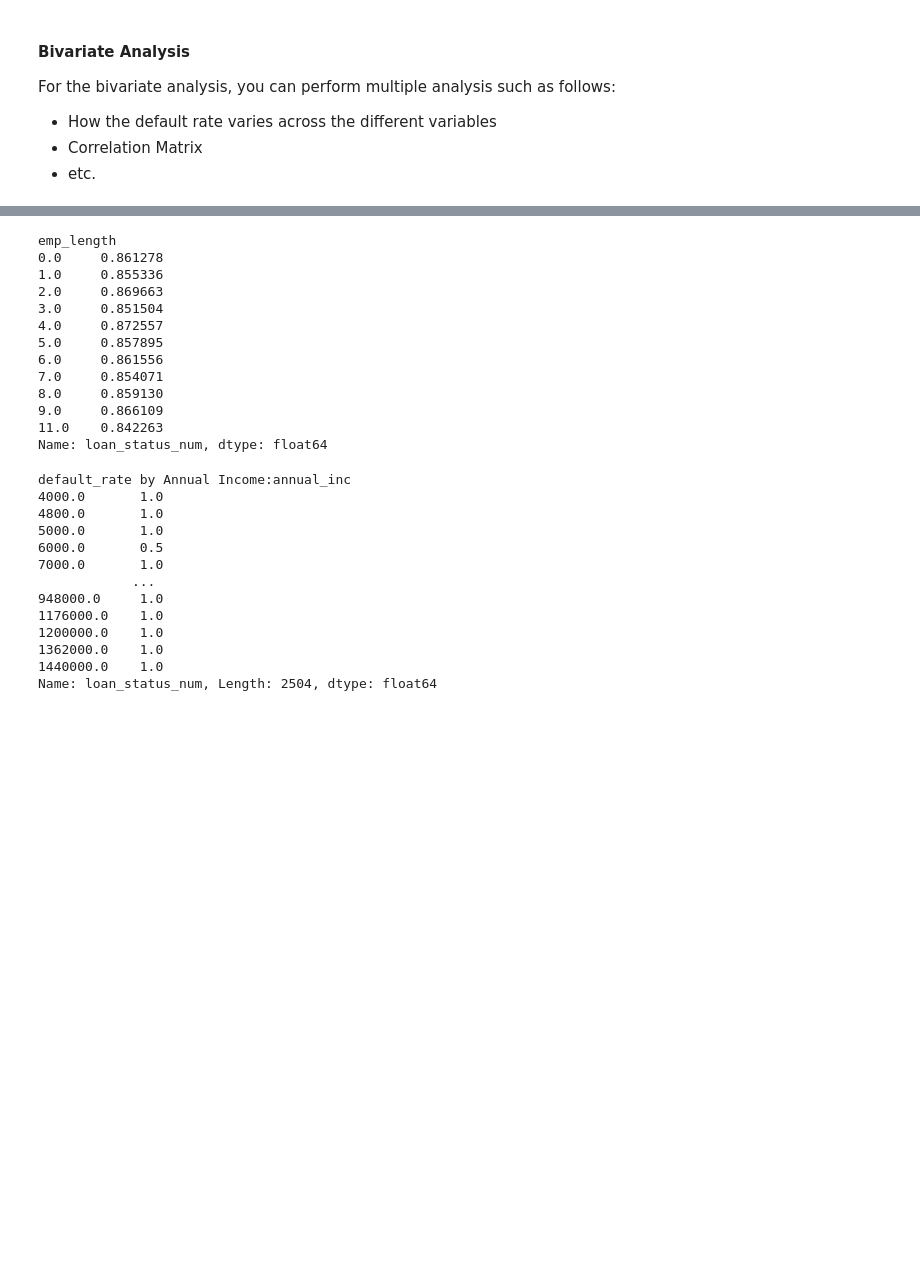
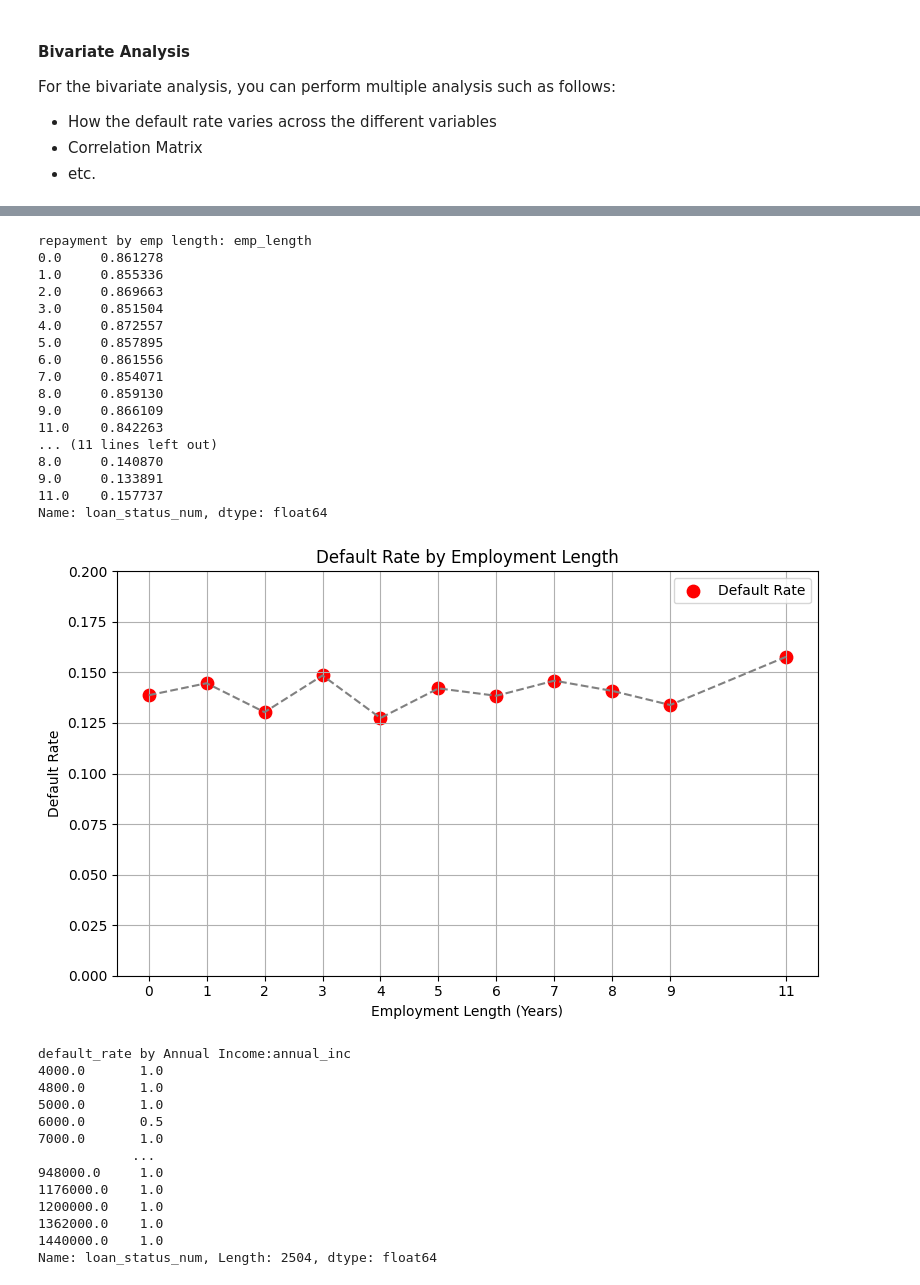
Before and after one commit to mkhallymysore/lending_club, a Jupyter notebook: Starter_Code_Loan_Approval_Lending_Club.ipynb, the cells around one changed output, grey strips where cells are left out. Drawn from its saved outputs; the diff is of its cells as text; code cells hidden in the pictures; blank space fills up the shorter version.

```diff
--- a/Starter_Code_Loan_Approval_Lending_Club.ipynb
+++ b/Starter_Code_Loan_Approval_Lending_Club.ipynb
@@ -726,9 +774,13 @@ Name: loan_status_num, dtype: float64
 # %%
 #Default rate by emp_length
-default_by_emp_length = df_subset.groupby('emp_length')['loan_status_num'].mean().sort_index()
-print(default_by_emp_length)
+repayment_by_emp_length = df_subset.groupby('emp_length')['loan_status_num'].mean().sort_index()
+print(f'repayment by emp length: {repayment_by_emp_length}')
+print('')
+#Default rate by emp_length
+default_by_emp_length = 1 - repayment_by_emp_length
+print(f'default by emp length: {default_by_emp_length}')
 # %% [output]
-emp_length
+repayment by emp length: emp_length
 0.0     0.861278
 1.0     0.855336
 2.0     0.869663
@@ -740,7 +792,43 @@ emp_length
 8.0     0.859130
 9.0     0.866109
 11.0    0.842263
+... (11 lines left out)
+8.0     0.140870
+9.0     0.133891
+11.0    0.157737
 Name: loan_status_num, dtype: float64
+# %%
+import pandas as pd
+import matplotlib.pyplot as plt
+
+# Data: repayment rate and default rate by employment length
+emp_length = [0, 1, 2, 3, 4, 5, 6, 7, 8, 9, 11]
+repayment_rate = [0.861278, 0.855336, 0.869663, 0.851504, 0.872557,
+                  0.857895, 0.861556, 0.854071, 0.859130, 0.866109, 0.842263]
+default_rate = [1 - r for r in repayment_rate]
+
+# Create DataFrame
+df_emp = pd.DataFrame({
+    'emp_length': emp_length,
+    'repayment_rate': repayment_rate,
+    'default_rate': default_rate
+})
+
+# Scatter plot for default rate by employment length
+plt.figure(figsize=(8, 5))
+plt.scatter(df_emp['emp_length'], df_emp['default_rate'], color='red', s=80, label='Default Rate')
+plt.plot(df_emp['emp_length'], df_emp['default_rate'], linestyle='--', color='gray')
+plt.title('Default Rate by Employment Length')
+plt.xlabel('Employment Length (Years)')
+plt.ylabel('Default Rate')
+plt.grid(True)
+plt.xticks(emp_length)
+plt.ylim(0, 0.2)
+plt.legend()
+plt.tight_layout()
+plt.show()
+# %% [output]
+[figure, added]
 # %%
 #Default rate by annual income
 default_by_annual_inc = df_subset.groupby('annual_inc')['loan_status_num'].mean().sort_index()
```
Also changed, not shown: parts of 12 cells of this notebook.
